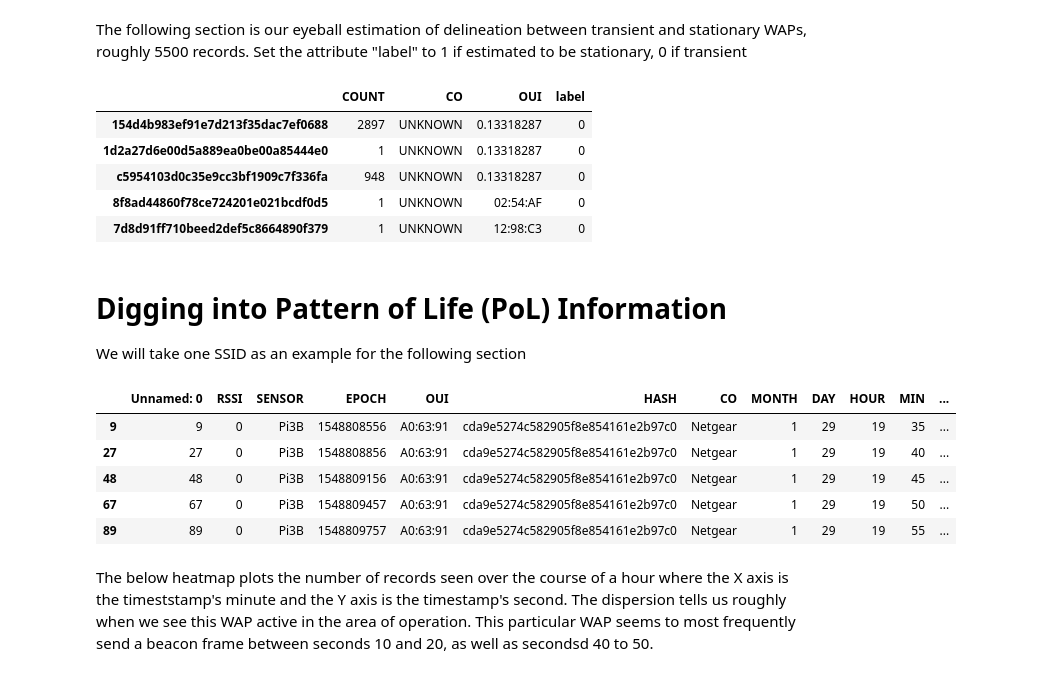
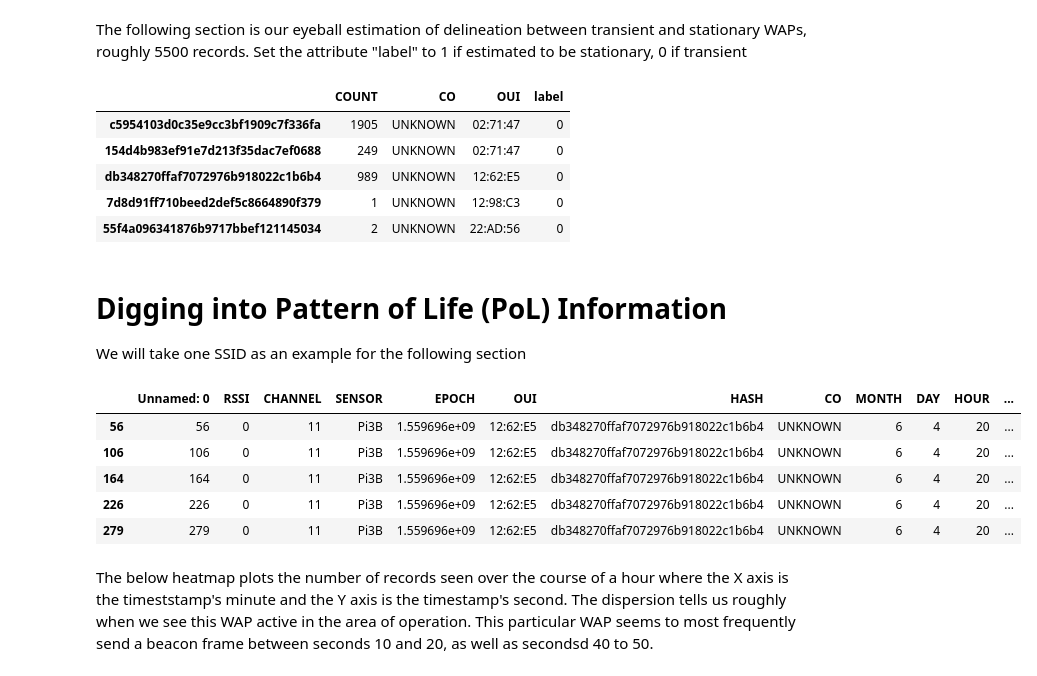
Before and after one commit to oni49/wifi_tracing, a Jupyter notebook: code/Weapons_of_Math_Instruction-WiFi.ipynb, the cells around one changed output. Saved outputs shown, nothing was run; the diff lists cells and outputs as text; code cells hidden in the pictures.

```diff
--- a/code/Weapons_of_Math_Instruction-WiFi.ipynb
+++ b/code/Weapons_of_Math_Instruction-WiFi.ipynb
@@ -13,6 +13,6 @@ from sklearn.decomposition import PCA
 # %% [markdown]
 Then, we pull the data in
 # %%
-df = pd.read_csv("wap_full_san.csv", float_precision='high')
+df = pd.read_csv("../data/Clean_wap_log_20190612.csv", float_precision='high')
 df.head()
 # %% [output]
@@ -87,25 +87,25 @@ counts.loc[mask_off, 'label'] = 1
 display(counts.loc[(counts['COUNT'] < 5500) & (counts['CO'] == "UNKNOWN")].sort_values(by='OUI').head())
 # %% [output]
 |  | COUNT | CO | OUI | label |
-| 154d4b983ef91e7d213f35dac7ef0688 | 2897 | UNKNOWN | 0.13318287 | 0 |
-| 1d2a27d6e00d5a889ea0be00a85444e0 | 1 | UNKNOWN | 0.13318287 | 0 |
-| c5954103d0c35e9cc3bf1909c7f336fa | 948 | UNKNOWN | 0.13318287 | 0 |
-| 8f8ad44860f78ce724201e021bcdf0d5 | 1 | UNKNOWN | 02:54:AF | 0 |
+| c5954103d0c35e9cc3bf1909c7f336fa | 1905 | UNKNOWN | 02:71:47 | 0 |
+| 154d4b983ef91e7d213f35dac7ef0688 | 249 | UNKNOWN | 02:71:47 | 0 |
+| db348270ffaf7072976b918022c1b6b4 | 989 | UNKNOWN | 12:62:E5 | 0 |
 | 7d8d91ff710beed2def5c8664890f379 | 1 | UNKNOWN | 12:98:C3 | 0 |
+| 55f4a096341876b9717bbef121145034 | 2 | UNKNOWN | 22:AD:56 | 0 |
 # %% [markdown]
 # Digging into Pattern of Life (PoL) Information
 
 We will take one SSID as an example for the following section
 # %%
-specific_df = df.loc[df['HASH'] == 'cda9e5274c582905f8e854161e2b97c0']
+specific_df = df.loc[df['HASH'] == 'db348270ffaf7072976b918022c1b6b4']
 specific_df.head()
 # %% [output]
-|  | Unnamed: 0 | RSSI | SENSOR | EPOCH | OUI | HASH | CO | MONTH | DAY | HOUR | MIN | ... |
-| 9 | 9 | 0 | Pi3B | 1548808556 | A0:63:91 | cda9e5274c582905f8e854161e2b97c0 | Netgear | 1 | 29 | 19 | 35 | ... |
-| 27 | 27 | 0 | Pi3B | 1548808856 | A0:63:91 | cda9e5274c582905f8e854161e2b97c0 | Netgear | 1 | 29 | 19 | 40 | ... |
-| 48 | 48 | 0 | Pi3B | 1548809156 | A0:63:91 | cda9e5274c582905f8e854161e2b97c0 | Netgear | 1 | 29 | 19 | 45 | ... |
-| 67 | 67 | 0 | Pi3B | 1548809457 | A0:63:91 | cda9e5274c582905f8e854161e2b97c0 | Netgear | 1 | 29 | 19 | 50 | ... |
-| 89 | 89 | 0 | Pi3B | 1548809757 | A0:63:91 | cda9e5274c582905f8e854161e2b97c0 | Netgear | 1 | 29 | 19 | 55 | ... |
+|  | Unnamed: 0 | RSSI | CHANNEL | SENSOR | EPOCH | OUI | HASH | CO | MONTH | DAY | HOUR | ... |
+| 56 | 56 | 0 | 11 | Pi3B | 1.559696e+09 | 12:62:E5 | db348270ffaf7072976b918022c1b6b4 | UNKNOWN | 6 | 4 | 20 | ... |
+| 106 | 106 | 0 | 11 | Pi3B | 1.559696e+09 | 12:62:E5 | db348270ffaf7072976b918022c1b6b4 | UNKNOWN | 6 | 4 | 20 | ... |
+| 164 | 164 | 0 | 11 | Pi3B | 1.559696e+09 | 12:62:E5 | db348270ffaf7072976b918022c1b6b4 | UNKNOWN | 6 | 4 | 20 | ... |
+| 226 | 226 | 0 | 11 | Pi3B | 1.559696e+09 | 12:62:E5 | db348270ffaf7072976b918022c1b6b4 | UNKNOWN | 6 | 4 | 20 | ... |
+| 279 | 279 | 0 | 11 | Pi3B | 1.559696e+09 | 12:62:E5 | db348270ffaf7072976b918022c1b6b4 | UNKNOWN | 6 | 4 | 20 | ... |
 # %% [markdown]
 The below heatmap plots the number of records seen over the course of a hour where the X axis is the timeststamp's minute and the Y axis is the timestamp's second. The dispersion tells us roughly when we see this WAP active in the area of operation. This particular WAP seems to most frequently send a beacon frame between seconds 10 and 20, as well as secondsd 40 to 50.
 # %%
```
Also changed, not shown: parts of 10 cells of this notebook, 4 other files.
